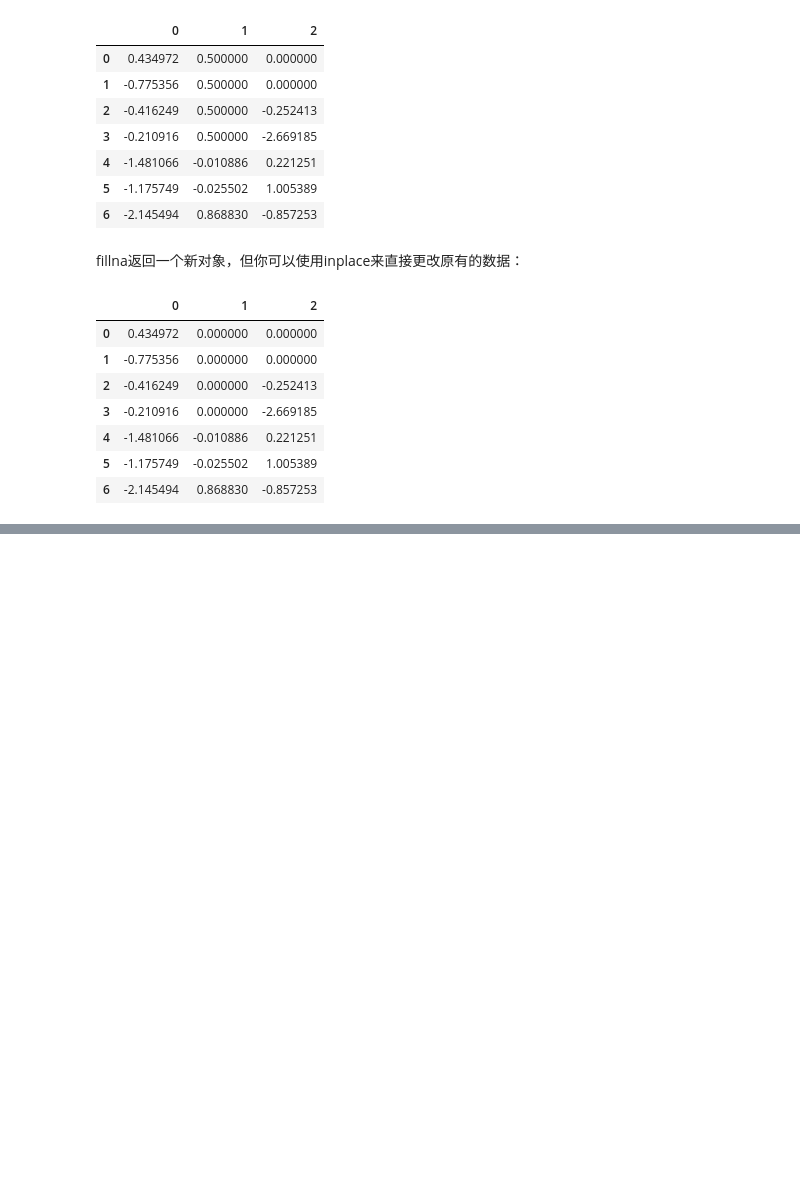
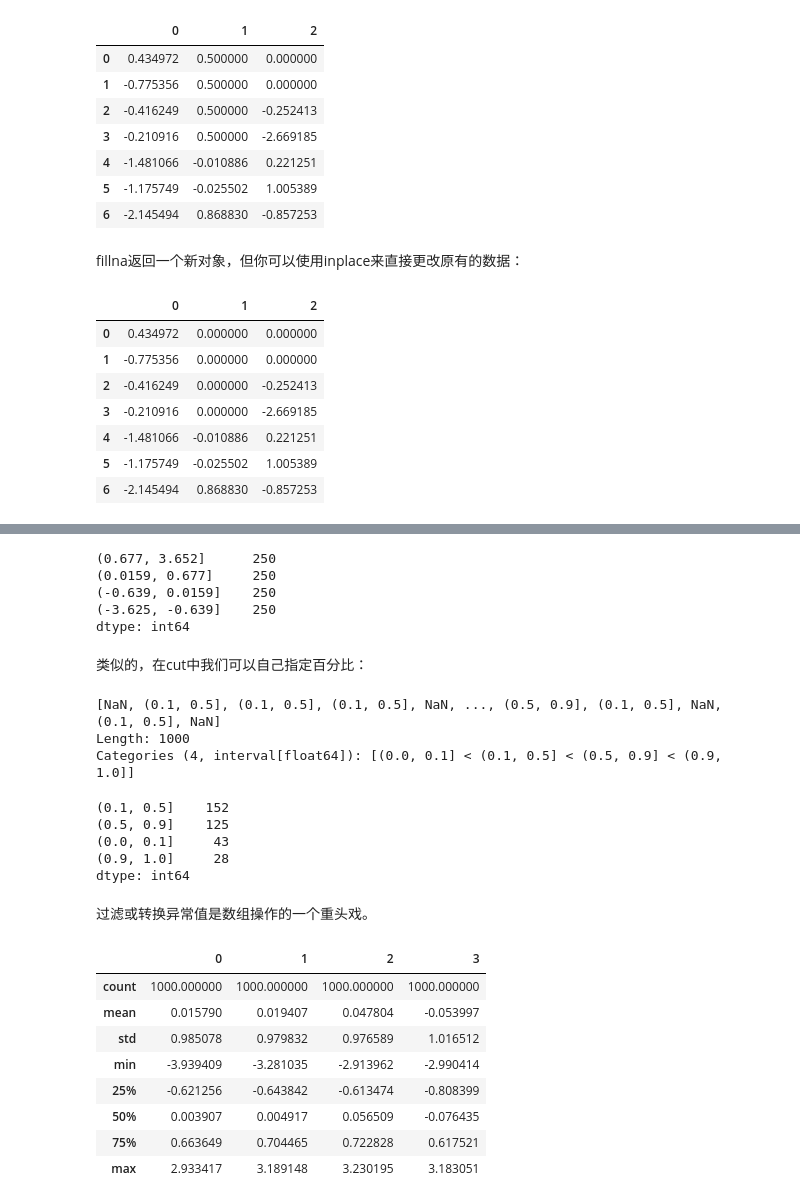
Before and after one commit to zzhhoubin/pydata, a Jupyter notebook: pandas.ipynb, the cells around one changed output, grey strips where cells are left out. Saved outputs shown, nothing was run; the diff lists cells and outputs as text; code cells hidden in the pictures; blank space fills up the shorter version.

```diff
--- a/pandas.ipynb
+++ b/pandas.ipynb
@@ -828,0 +1170,40 @@ df
+# %%
+pd.value_counts(cats)
+# %% [output]
+(0.677, 3.652]      250
+(0.0159, 0.677]     250
+(-0.639, 0.0159]    250
+(-3.625, -0.639]    250
+dtype: int64
+# %% [markdown]
+类似的，在cut中我们可以自己指定百分比：
+# %%
+cats2 = pd.cut(data, [0, 0.1, 0.5, 0.9, 1.]) # 累计的百分比
+cats2
+# %% [output]
+[NaN, (0.1, 0.5], (0.1, 0.5], (0.1, 0.5], NaN, ..., (0.5, 0.9], (0.1, 0.5], NaN, (0.1, 0.5], NaN]
+Length: 1000
+Categories (4, interval[float64]): [(0.0, 0.1] < (0.1, 0.5] < (0.5, 0.9] < (0.9, 1.0]]
+# %%
+pd.value_counts(cats2)
+# %% [output]
+(0.1, 0.5]    152
+(0.5, 0.9]    125
+(0.0, 0.1]     43
+(0.9, 1.0]     28
+dtype: int64
+# %% [markdown]
+过滤或转换异常值是数组操作的一个重头戏。
+# %%
+data = pd.DataFrame(np.random.randn(1000, 4))
+data.describe()
+# %% [output]
+|  | 0 | 1 | 2 | 3 |
+| count | 1000.000000 | 1000.000000 | 1000.000000 | 1000.000000 |
+| mean | 0.015790 | 0.019407 | 0.047804 | -0.053997 |
+| std | 0.985078 | 0.979832 | 0.976589 | 1.016512 |
+| min | -3.939409 | -3.281035 | -2.913962 | -2.990414 |
+| 25% | -0.621256 | -0.643842 | -0.613474 | -0.808399 |
+| 50% | 0.003907 | 0.004917 | 0.056509 | -0.076435 |
+| 75% | 0.663649 | 0.704465 | 0.722828 | 0.617521 |
+| max | 2.933417 | 3.189148 | 3.230195 | 3.183051 |
```
Also changed, not shown: parts of 83 cells of this notebook.
